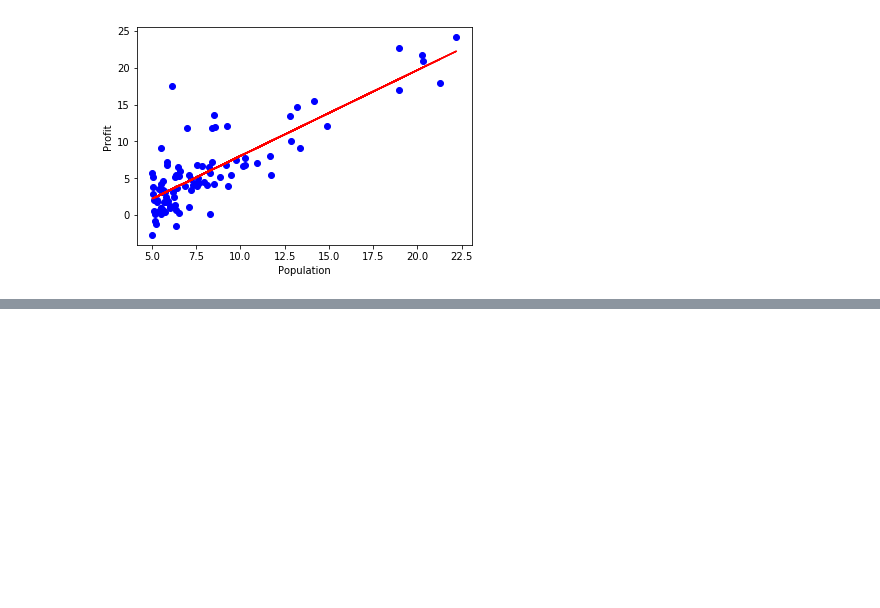
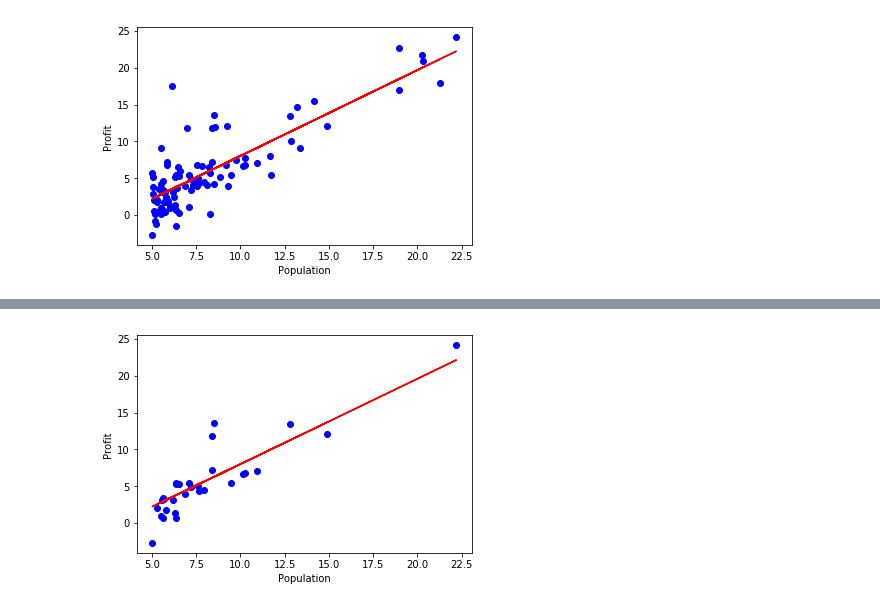
Before and after one commit to sabanasimbutt/Machine-Learning, a Jupyter notebook: Machine Learning Assignments/LinearRegression.ipynb, the cells around one changed output, grey strips where cells are left out. Cells and saved outputs as stored; diff of their text form; code cells hidden in the pictures; blank space fills up the shorter version.

```diff
--- a/Untitled Folder/LinearRegression.ipynb
+++ b/Machine Learning Assignments/LinearRegression.ipynb
@@ -90,0 +136,8 @@ plt.show()
+# %%
+plt.scatter(xtest, ytest, color='blue')
+plt.plot(xtest, xtest*lrmodel.coef_[0][0] + lrmodel.intercept_, '-r')
+plt.xlabel("Population")
+plt.ylabel("Profit")
+plt.show()
+# %% [output]
+[figure, added]
```
Also changed, not shown: parts of 16 cells of this notebook.
